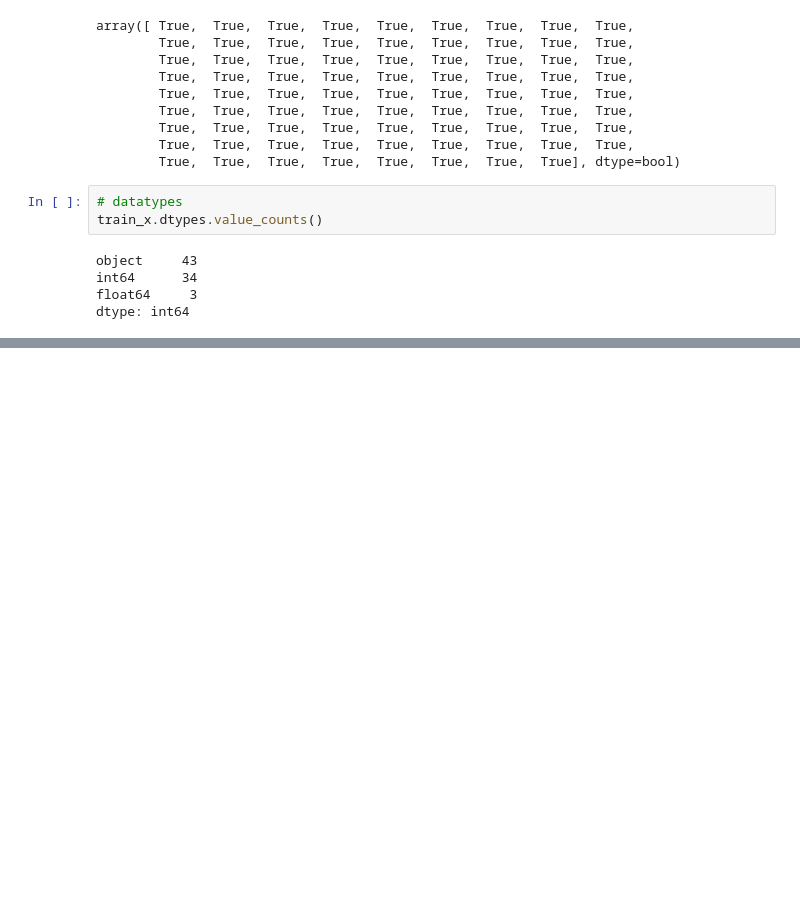
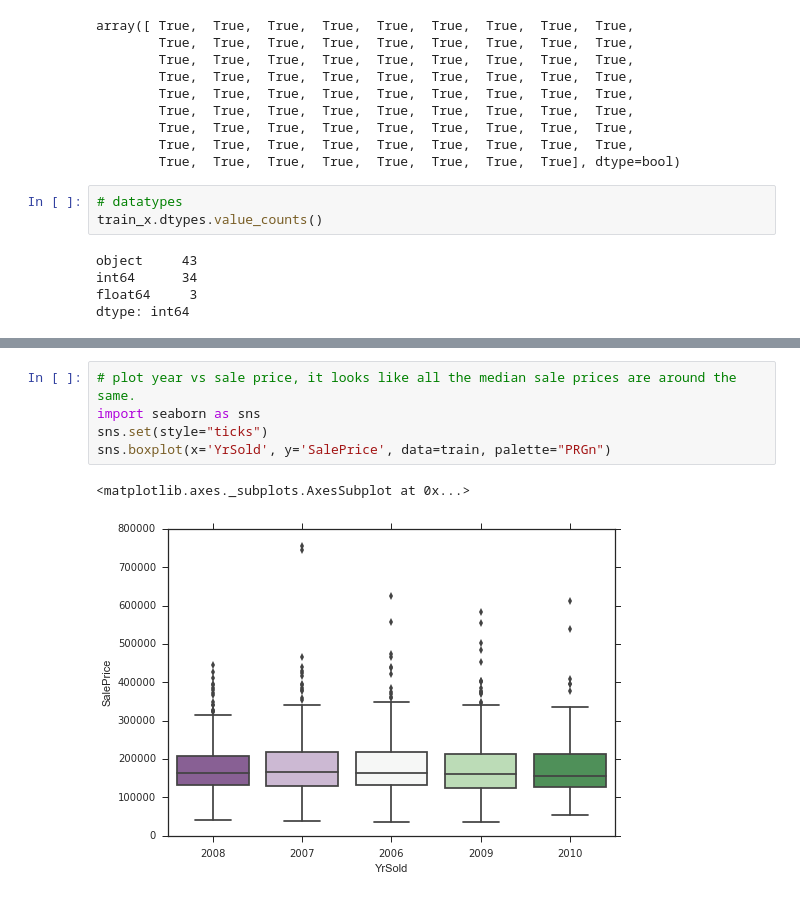
Before and after one commit to moyphilip/Ames-Housing, a Jupyter notebook: Ames-Housing-Notebook.ipynb, the cells around one changed output, grey strips where cells are left out. Cells and saved outputs as stored; diff of their text form; blank space fills up the shorter version.

```diff
--- a/Ames-Housing-Notebook.ipynb
+++ b/Ames-Housing-Notebook.ipynb
@@ -71,0 +163,8 @@ plt.show()
+# %%
+# plot year vs sale price, it looks like all the median sale prices are around the same.
+import seaborn as sns
+sns.set(style="ticks")
+sns.boxplot(x='YrSold', y='SalePrice', data=train, palette="PRGn")
+# %% [output]
+<matplotlib.axes._subplots.AxesSubplot at 0x...>
+[figure, added]
```
Also changed, not shown: parts of 30 cells of this notebook.
